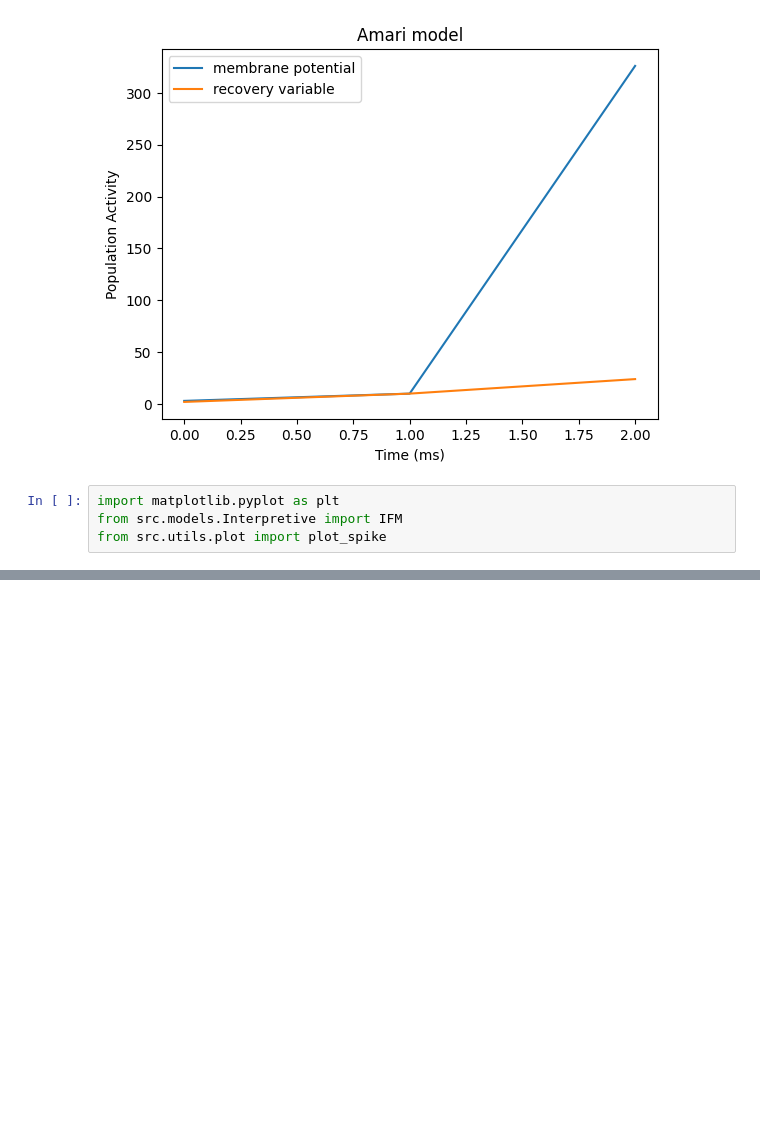
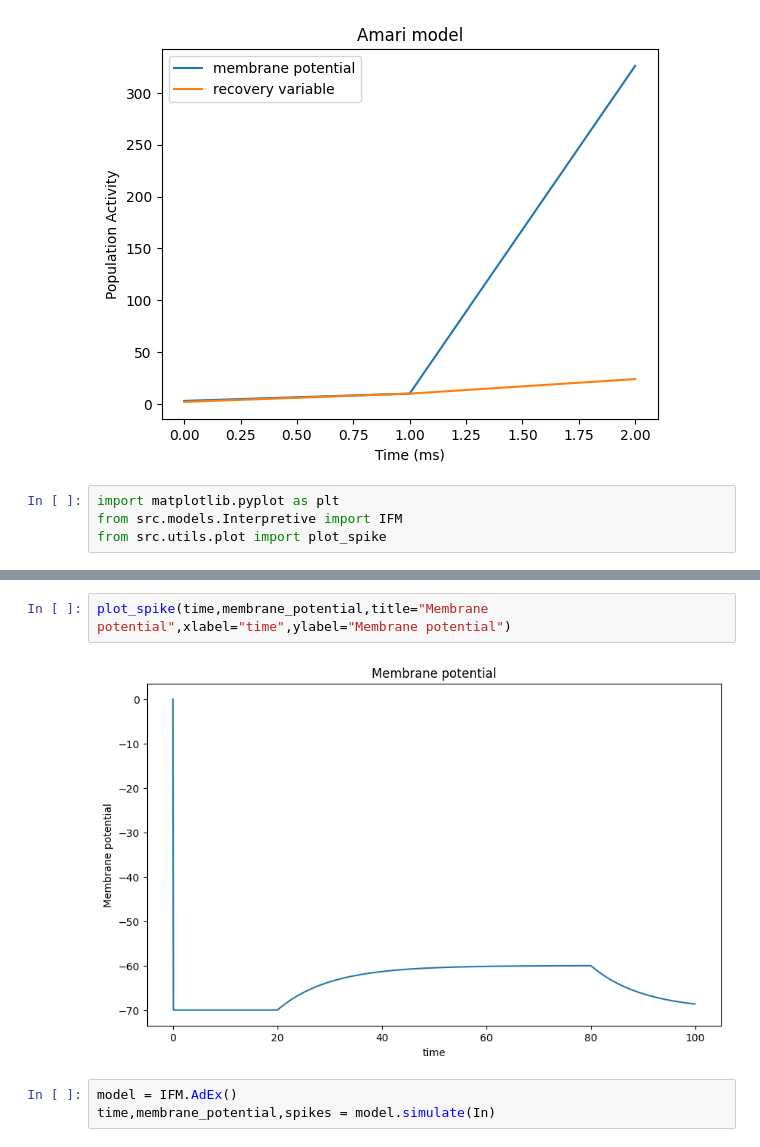
Before and after one commit to Da4kek/CNM, a Jupyter notebook: Example_usage.ipynb, the cells around one changed output, grey strips where cells are left out. Drawn from its saved outputs; the diff is of its cells as text; blank space fills up the shorter version.

```diff
--- a/Example_usage.ipynb
+++ b/Example_usage.ipynb
@@ -144,0 +155,7 @@ from src.utils.plot import plot_spike
+# %%
+plot_spike(time,membrane_potential,title="Membrane potential",xlabel="time",ylabel="Membrane potential")
+# %% [output]
+[figure, added]
+# %%
+model = IFM.AdEx()
+time,membrane_potential,spikes = model.simulate(In)
```
Also changed, not shown: parts of 5 cells of this notebook, 1 other file.
